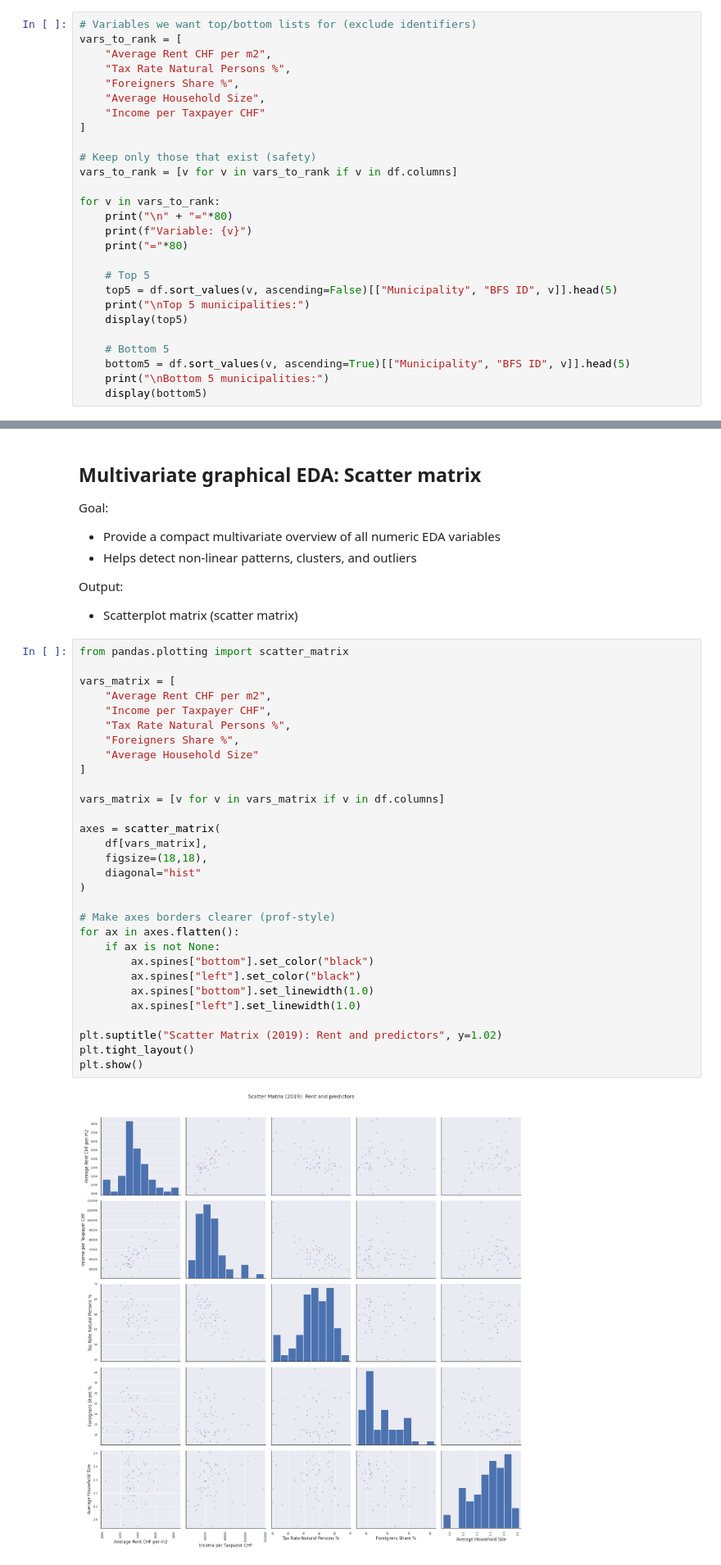
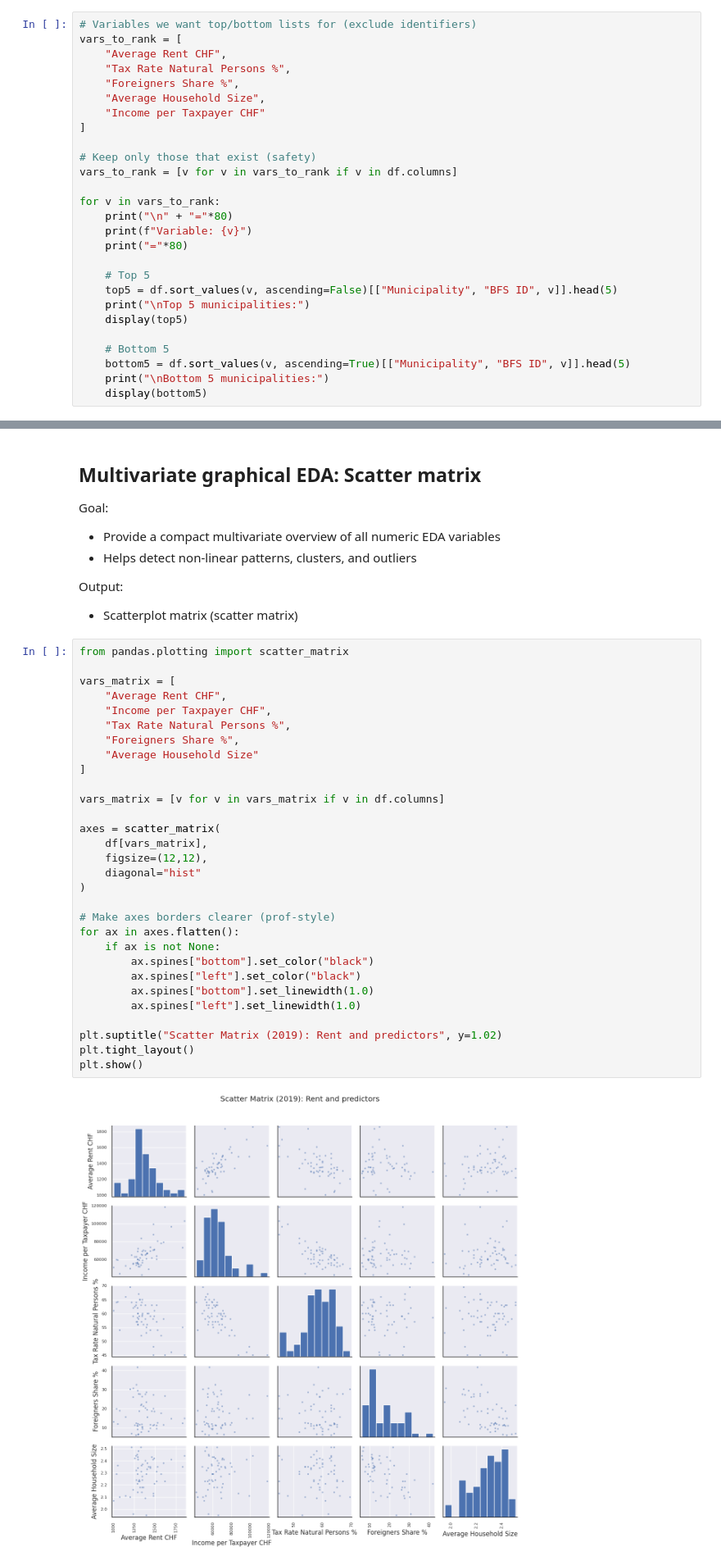
Before and after one commit to hamedamini-zhaw/ARM_Gruppe-5, a Jupyter notebook: 03 - EDA/EDA.ipynb, the cells around one changed output, grey strips where cells are left out. Shown at 82% size. Cells and saved outputs as stored; diff of their text form.

```diff
--- a/03 - EDA/EDA.ipynb
+++ b/03 - EDA/EDA.ipynb
@@ -327,7 +327,7 @@ Output:
 # %%
 # Variables we want top/bottom lists for (exclude identifiers)
 vars_to_rank = [
-    "Average Rent CHF per m2",
+    "Average Rent CHF",
     "Tax Rate Natural Persons %",
     "Foreigners Share %",
     "Average Household Size",
@@ -995,32 +998,32 @@ Output:
 # %%
 from pandas.plotting import scatter_matrix
 
 vars_matrix = [
-    "Average Rent CHF per m2",
+    "Average Rent CHF",
     "Income per Taxpayer CHF",
     "Tax Rate Natural Persons %",
     "Foreigners Share %",
     "Average Household Size"
 ]
 
 vars_matrix = [v for v in vars_matrix if v in df.columns]
 
 axes = scatter_matrix(
     df[vars_matrix],
-    figsize=(18,18),
+    figsize=(12,12),
     diagonal="hist"
 )
 
 # Make axes borders clearer (prof-style)
 for ax in axes.flatten():
     if ax is not None:
         ax.spines["bottom"].set_color("black")
         ax.spines["left"].set_color("black")
         ax.spines["bottom"].set_linewidth(1.0)
         ax.spines["left"].set_linewidth(1.0)
 
 plt.suptitle("Scatter Matrix (2019): Rent and predictors", y=1.02)
 plt.tight_layout()
 plt.show()
 # %% [output]
-[figure, old version]
+[figure, new version]
```
Also changed, not shown: parts of 38 cells of this notebook, 59 other files.
